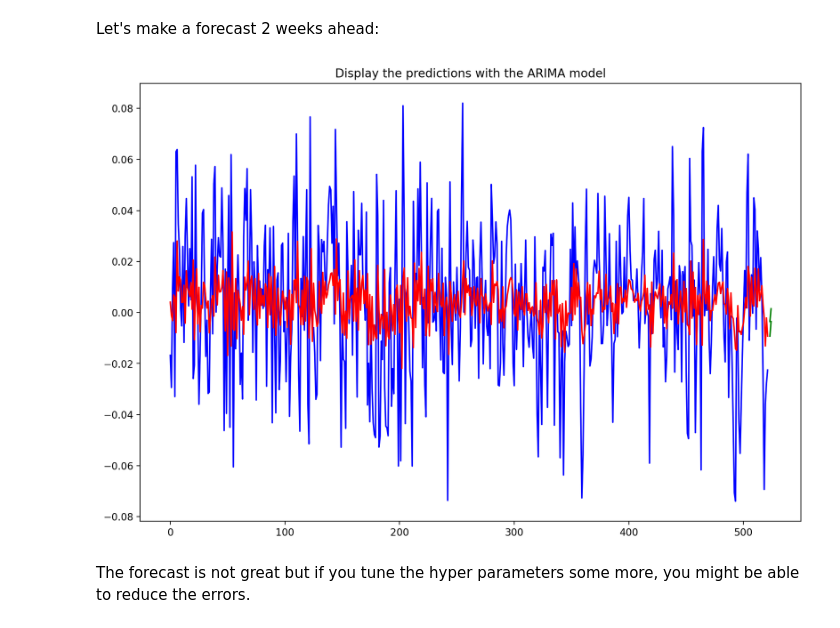
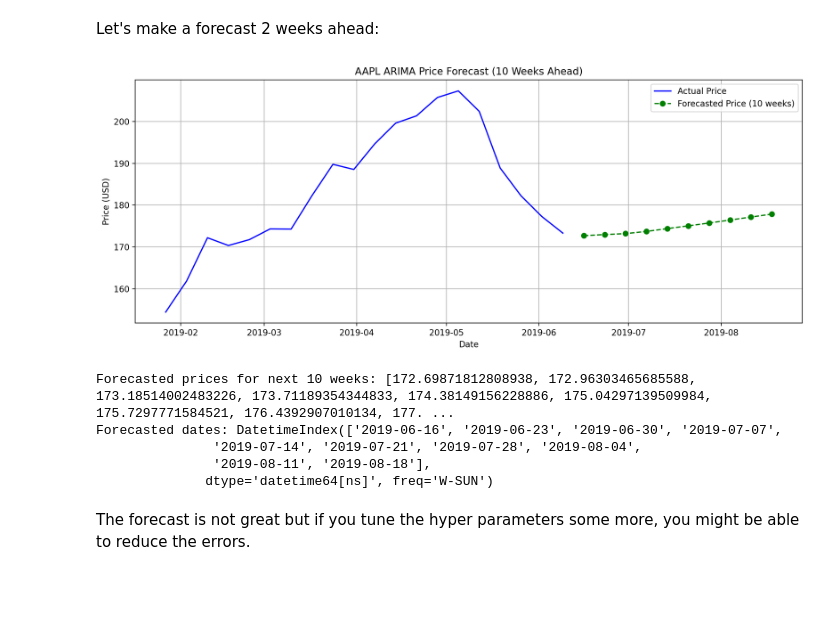
Before and after one commit to shozab-megatron/ARIMA-Financial-Time-Series, a Jupyter notebook: AAPL_ARIMA_Model.ipynb, the cells around one changed output. Cells and saved outputs as stored; diff of their text form; code cells hidden in the pictures; blank space fills up the shorter version.

```diff
--- a/AAPL_ARIMA_Model.ipynb
+++ b/AAPL_ARIMA_Model.ipynb
@@ -219,22 +156,54 @@ plt.show()
 [figure]
 # %% [markdown]
 Let's make a forecast 2 weeks ahead:
-# %%
-steps = 2
-
-forecast = ar1.forecast(steps=steps)
-
-plt.figure(figsize=(12, 8))
-plt.plot(udiff.values, color='blue')
-
-preds = ar1.fittedvalues
-plt.plot(preds, color='red')
-
-plt.plot(pd.DataFrame(np.array([preds[-1],forecast[0]]).T,index=range(len(udiff.values)+1, len(udiff.values)+3)), color='green')
-plt.plot(pd.DataFrame(forecast,index=range(len(udiff.values)+1, len(udiff.values)+1+steps)), color='green')
-plt.title('Display the predictions with the ARIMA model')
-plt.show()
-# %% [output]
-[figure, removed]
+# %%
+import numpy as np
+import pandas as pd
+import matplotlib.pyplot as plt
+from statsmodels.tsa.arima.model import ARIMA
+
+
+steps = 10  # Change this to any number you want for future weeks
+
+
+arima_result = ARIMA(df_week['weekly_ret'], order=(3,0,1)).fit()
+
+#  Get forecasted future log returns
+forecasted_log_returns = arima_result.forecast(steps=steps).values
+
+# Get last actual price
+last_price = df_week['close'].iloc[-1]
+
+# Transform log returns to price forecasts
+forecasted_prices = []
+current_price = last_price
+for log_ret in forecasted_log_returns:
+    current_price *= np.exp(log_ret)
+    forecasted_prices.append(current_price)
+
+# Get corresponding forecast dates
+forecast_dates = pd.date_range(start=df_week.index[-1], periods=steps + 1, freq='W')[1:]
+
+# Plot actual and forecasted prices
+plt.figure(figsize=(12, 5))
+plt.plot(df_week['close'][-20:], label='Actual Price', color='blue')
+plt.plot(forecast_dates, forecasted_prices, label=f'Forecasted Price ({steps} weeks)', color='green', marker='o', linestyle='--')
+plt.title(f"AAPL ARIMA Price Forecast ({steps} Weeks Ahead)")
+plt.xlabel("Date")
+plt.ylabel("Price (USD)")
+plt.legend()
+plt.grid(True)
+plt.tight_layout()
+plt.show()
+
+print("Forecasted prices for next", steps, "weeks:", forecasted_prices)
+print("Forecasted dates:", forecast_dates)
+# %% [output]
+[figure, added]
+Forecasted prices for next 10 weeks: [172.69871812808938, 172.96303465685588, 173.18514002483226, 173.71189354344833, 174.38149156228886, 175.04297139509984, 175.7297771584521, 176.4392907010134, 177. ...
+Forecasted dates: DatetimeIndex(['2019-06-16', '2019-06-23', '2019-06-30', '2019-07-07',
+               '2019-07-14', '2019-07-21', '2019-07-28', '2019-08-04',
+               '2019-08-11', '2019-08-18'],
+              dtype='datetime64[ns]', freq='W-SUN')
 # %% [markdown]
 The forecast is not great but if you tune the hyper parameters some more, you might be able to reduce the errors.
```
Also changed, not shown: parts of 19 cells of this notebook.
